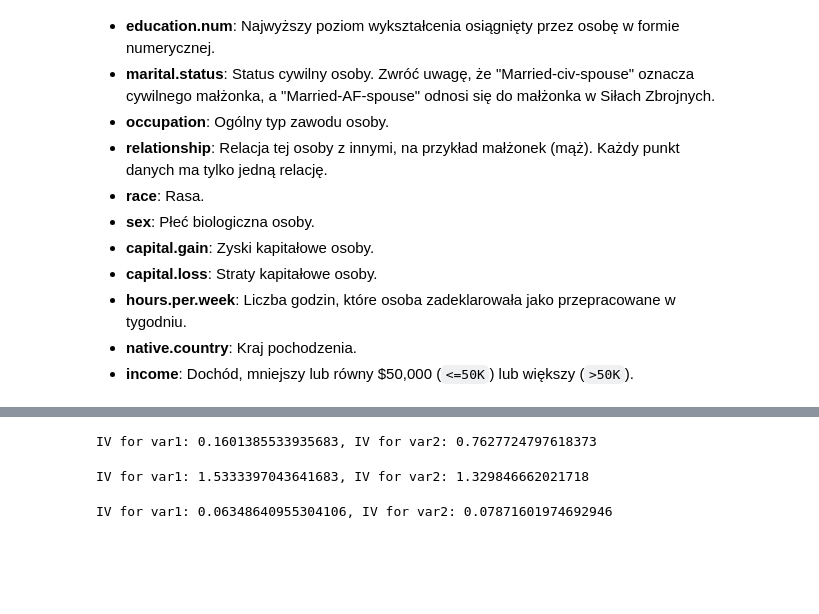
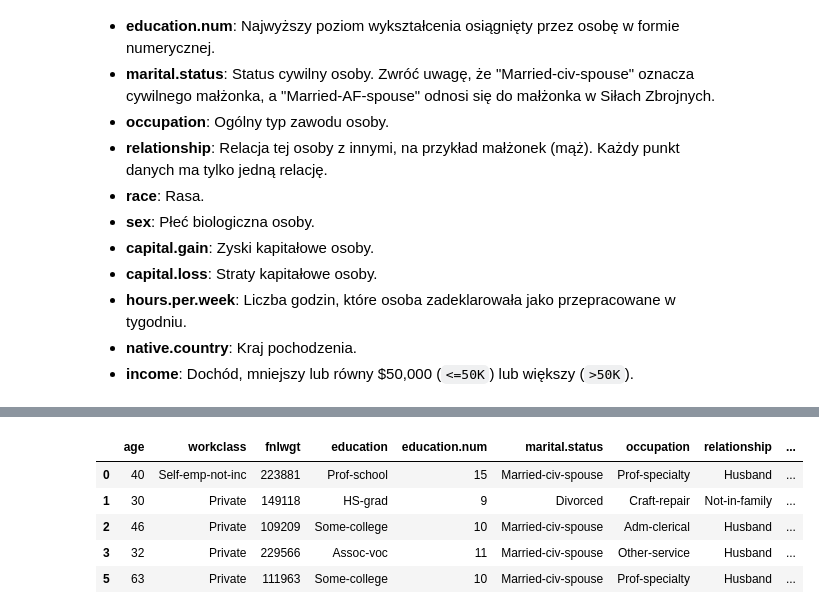
Before and after one commit to adrianzyla/annual_income_analysis, a Jupyter notebook: annual_income_analysis.ipynb, the cells around one changed output, grey strips where cells are left out. Saved outputs shown, nothing was run; the diff lists cells and outputs as text; code cells hidden in the pictures; blank space fills up the shorter version.

```diff
--- a/annual_income_analysis.ipynb
+++ b/annual_income_analysis.ipynb
@@ -252,29 +258,9 @@ income              0.452270  0.097241  0.215370        0.102736  1.000000
-# %%
-def calculate_woe_iv(data, feature, target):
-    df = pd.DataFrame()
-    df['count'] = data.groupby(feature)[target].count()
-    df['good'] = data[data[target] == '>50K'].groupby(feature)[target].count()
-    df['bad'] = df['count'] - df['good']
-    df['good_dist'] = df['good'] / df['good'].sum()
-    df['bad_dist'] = df['bad'] / df['bad'].sum()
-    df['woe'] = np.log((df['good_dist'] + 1e-6) / (df['bad_dist'] + 1e-6))
-    df['iv'] = (df['good_dist'] - df['bad_dist']) * df['woe']
-    return df['iv'].sum()
-
-iv_var1 = calculate_woe_iv(df, 'workclass', 'income')
-iv_var2 = calculate_woe_iv(df, 'occupation', 'income')
-print(f"IV for var1: {iv_var1}, IV for var2: {iv_var2}")
-# %% [output]
-IV for var1: 0.1601385533935683, IV for var2: 0.7627724797618373
-# %%
-iv_var1 = calculate_woe_iv(df, 'relationship', 'income')
-iv_var2 = calculate_woe_iv(df, 'marital.status', 'income')
-print(f"IV for var1: {iv_var1}, IV for var2: {iv_var2}")
-# %% [output]
-IV for var1: 1.5333397043641683, IV for var2: 1.329846662021718
-# %%
-iv_var1 = calculate_woe_iv(df, 'race', 'income')
-iv_var2 = calculate_woe_iv(df, 'native.country', 'income')
-print(f"IV for var1: {iv_var1}, IV for var2: {iv_var2}")
-# %% [output]
-IV for var1: 0.06348640955304106, IV for var2: 0.07871601974692946
+# %%
+df.head()
+# %% [output]
+|  | age | workclass | fnlwgt | education | education.num | marital.status | occupation | relationship | ... |
+| 0 | 40 | Self-emp-not-inc | 223881 | Prof-school | 15 | Married-civ-spouse | Prof-specialty | Husband | ... |
+| 1 | 30 | Private | 149118 | HS-grad | 9 | Divorced | Craft-repair | Not-in-family | ... |
+| 2 | 46 | Private | 109209 | Some-college | 10 | Married-civ-spouse | Adm-clerical | Husband | ... |
+| 3 | 32 | Private | 229566 | Assoc-voc | 11 | Married-civ-spouse | Other-service | Husband | ... |
+| 5 | 63 | Private | 111963 | Some-college | 10 | Married-civ-spouse | Prof-specialty | Husband | ... |
```
Also changed, not shown: parts of 17 cells of this notebook.
